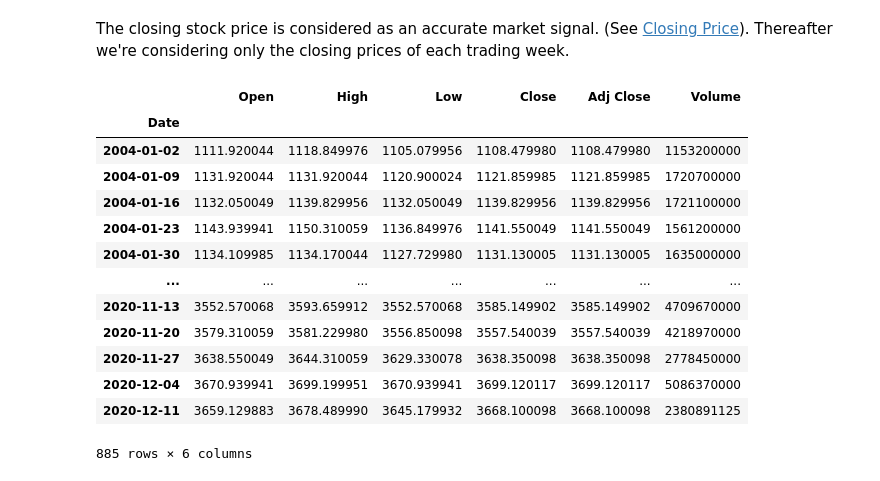
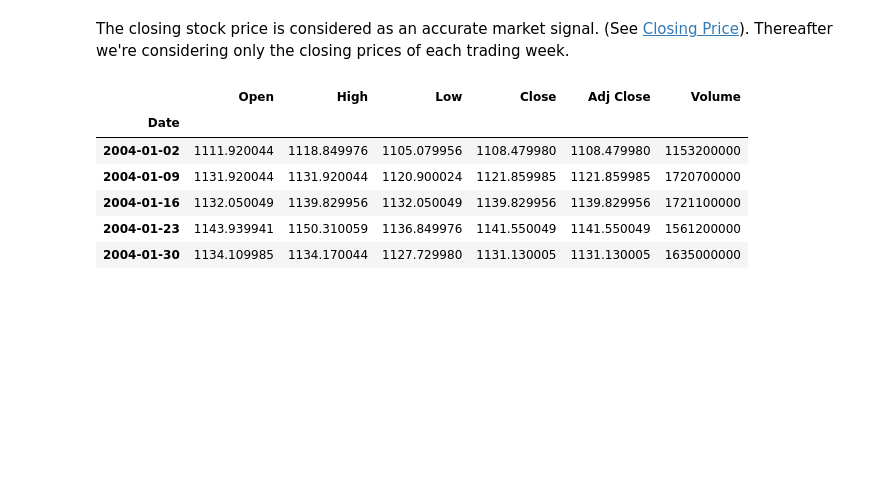
Before and after one commit to epfl-ada/ada-2020-project-milestone-p3-p3_adache, a Jupyter notebook: project.ipynb, the cells around one changed output. Saved outputs shown, nothing was run; the diff lists cells and outputs as text; code cells hidden in the pictures; blank space fills up the shorter version.

```diff
--- a/project.ipynb
+++ b/project.ipynb
@@ -273,19 +271,13 @@ The closing stock price is considered as an accurate market signal. (See [Closin
 # %%
 keep_last = lambda x: x.tail(1)
 # %%
-stocks.resample('W-FRI').apply(keep_last)
+stocks = stocks.resample('W-FRI').apply(keep_last)
+stocks.head()
 # %% [output]
 |  | Open | High | Low | Close | Adj Close | Volume |
 | Date |  |  |  |  |  |  |
 | 2004-01-02 | 1111.920044 | 1118.849976 | 1105.079956 | 1108.479980 | 1108.479980 | 1153200000 |
 | 2004-01-09 | 1131.920044 | 1131.920044 | 1120.900024 | 1121.859985 | 1121.859985 | 1720700000 |
 | 2004-01-16 | 1132.050049 | 1139.829956 | 1132.050049 | 1139.829956 | 1139.829956 | 1721100000 |
 | 2004-01-23 | 1143.939941 | 1150.310059 | 1136.849976 | 1141.550049 | 1141.550049 | 1561200000 |
 | 2004-01-30 | 1134.109985 | 1134.170044 | 1127.729980 | 1131.130005 | 1131.130005 | 1635000000 |
-| ... | ... | ... | ... | ... | ... | ... |
-| 2020-11-13 | 3552.570068 | 3593.659912 | 3552.570068 | 3585.149902 | 3585.149902 | 4709670000 |
-| 2020-11-20 | 3579.310059 | 3581.229980 | 3556.850098 | 3557.540039 | 3557.540039 | 4218970000 |
-| 2020-11-27 | 3638.550049 | 3644.310059 | 3629.330078 | 3638.350098 | 3638.350098 | 2778450000 |
-| 2020-12-04 | 3670.939941 | 3699.199951 | 3670.939941 | 3699.120117 | 3699.120117 | 5086370000 |
-| 2020-12-11 | 3659.129883 | 3678.489990 | 3645.179932 | 3668.100098 | 3668.100098 | 2380891125 |
-885 rows × 6 columns
```
Also changed, not shown: parts of 2 cells of this notebook.
